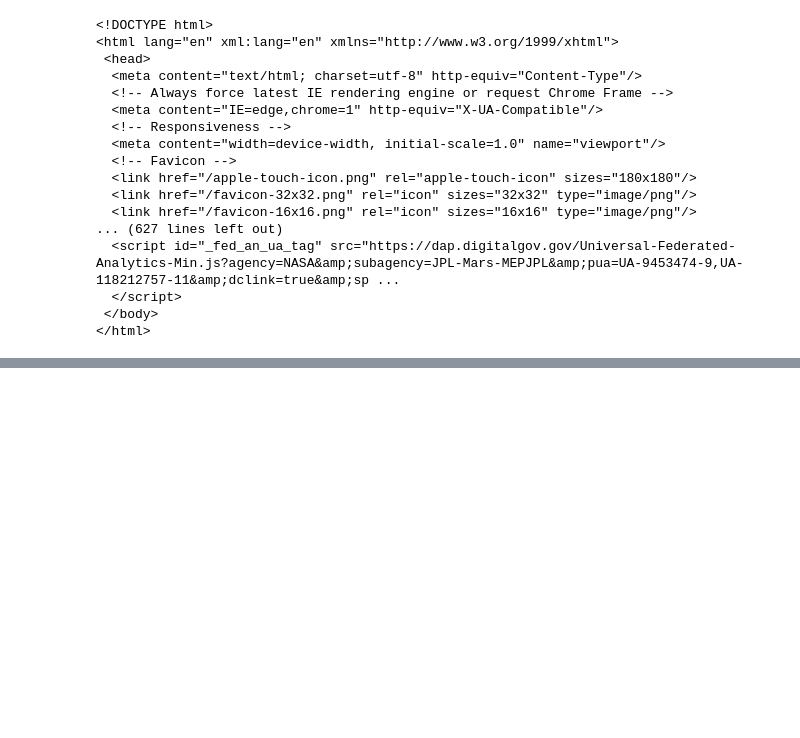
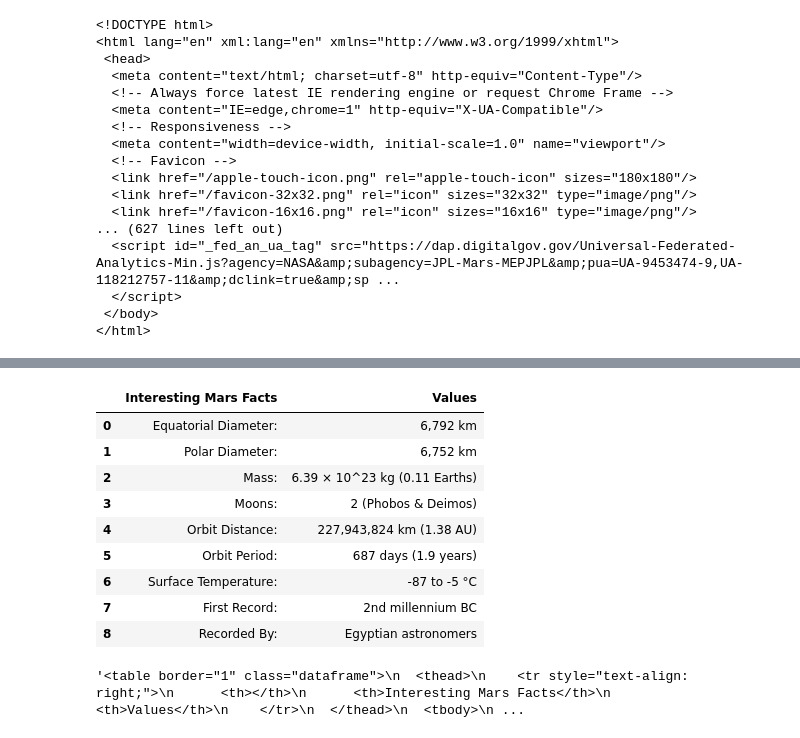
Before and after one commit to sdfeinsilver/web-scraping-challenge, a Jupyter notebook: Missions_to_Mars/mission_to_mars.ipynb, the cells around one changed output, grey strips where cells are left out. Saved outputs shown, nothing was run; the diff lists cells and outputs as text; code cells hidden in the pictures; blank space fills up the shorter version.

```diff
--- a/Missions_to_Mars/mission_to_mars.ipynb
+++ b/Missions_to_Mars/mission_to_mars.ipynb
@@ -35,0 +52,5 @@ print(soup.prettify())
+# %%
+#Use Pandas to scrape the table containing Mars facts from the Mars facts webpage (Pandas can be used to scrape table html)
+facts_url = 'https://space-facts.com/mars/'
+facts_table = pd.read_html(facts_url)
+facts_table
@@ -35,0 +75,27 @@ print(soup.prettify())
+# %%
+#Convert table to a DataFrame, rename column hearders
+df = facts_table[0]
+df.columns = ['Interesting Mars Facts', 'Values']
+df
+# %% [output]
+|  | Interesting Mars Facts | Values |
+| 0 | Equatorial Diameter: | 6,792 km |
+| 1 | Polar Diameter: | 6,752 km |
+| 2 | Mass: | 6.39 × 10^23 kg (0.11 Earths) |
+| 3 | Moons: | 2 (Phobos & Deimos) |
+| 4 | Orbit Distance: | 227,943,824 km (1.38 AU) |
+| 5 | Orbit Period: | 687 days (1.9 years) |
+| 6 | Surface Temperature: | -87 to -5 °C |
+| 7 | First Record: | 2nd millennium BC |
+| 8 | Recorded By: | Egyptian astronomers |
+# %%
+#Use Pandas to convert the data to a HTML table string
+html_table = df.to_html()
+#Strip unwanted new lines (/n)
+html_table.replace('\n', '')
+#Save table
+df.to_html('mars_data_table.html')
+#Print HTML
+html_table
+# %% [output]
+'<table border="1" class="dataframe">\n  <thead>\n    <tr style="text-align: right;">\n      <th></th>\n      <th>Interesting Mars Facts</th>\n      <th>Values</th>\n    </tr>\n  </thead>\n  <tbody>\n ...
```
Also changed, not shown: parts of 8 cells of this notebook, 1 other file.
